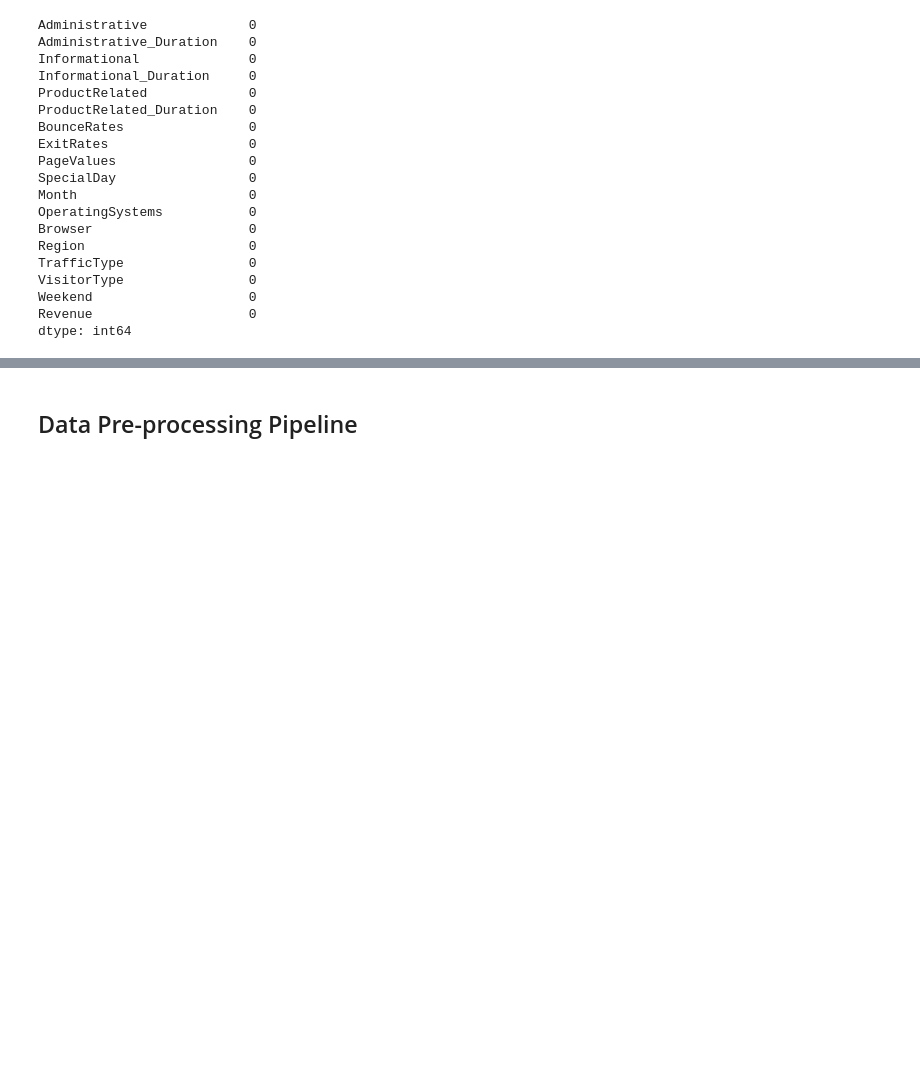
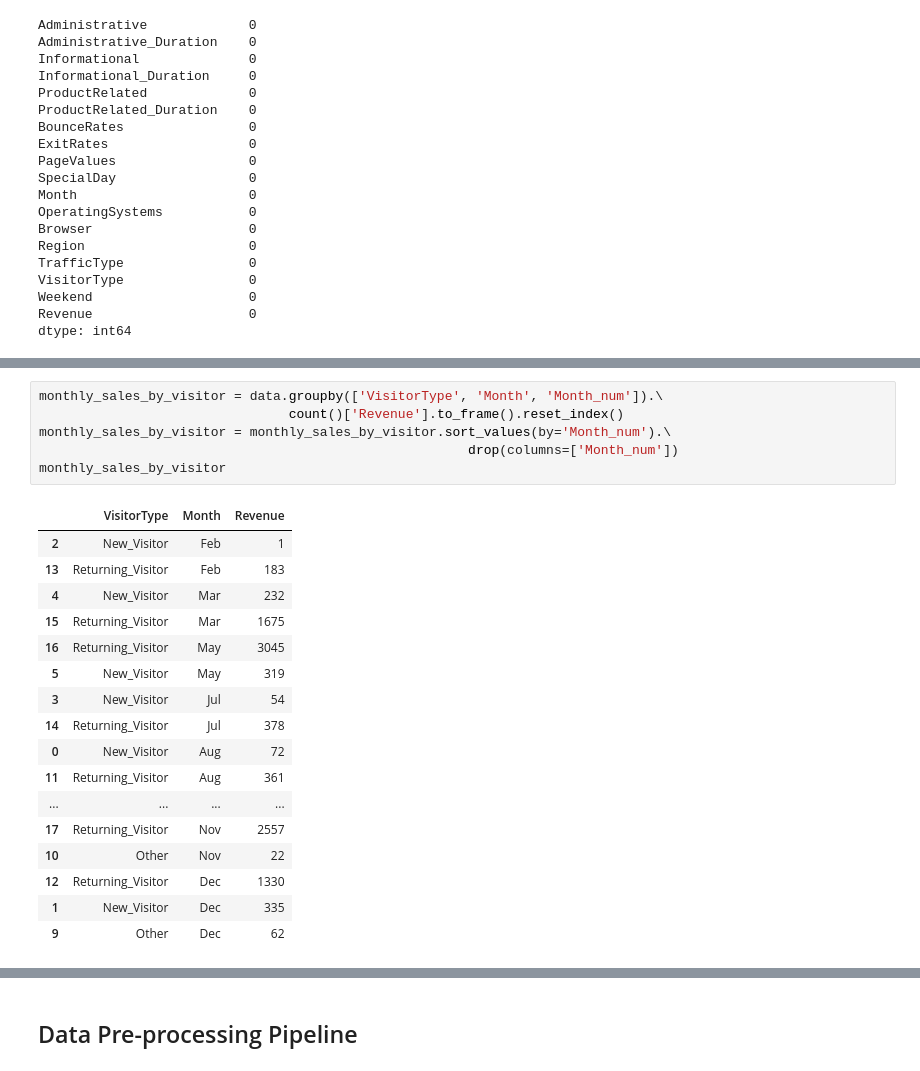
Before and after one commit to griffin-reichmuth/Portfolio-Online-Shopping, a Jupyter notebook: notebooks/Cleaning.ipynb, the cells around one changed output, grey strips where cells are left out. Drawn from its saved outputs; the diff is of its cells as text; blank space fills up the shorter version.

```diff
--- a/notebooks/Cleaning.ipynb
+++ b/notebooks/Cleaning.ipynb
@@ -108,0 +149,24 @@ dtype: int64
+# %%
+monthly_sales_by_visitor = data.groupby(['VisitorType', 'Month', 'Month_num']).\
+                                count()['Revenue'].to_frame().reset_index()
+monthly_sales_by_visitor = monthly_sales_by_visitor.sort_values(by='Month_num').\
+                                                       drop(columns=['Month_num'])
+monthly_sales_by_visitor
+# %% [output]
+|  | VisitorType | Month | Revenue |
+| 2 | New_Visitor | Feb | 1 |
+| 13 | Returning_Visitor | Feb | 183 |
+| 4 | New_Visitor | Mar | 232 |
+| 15 | Returning_Visitor | Mar | 1675 |
+| 16 | Returning_Visitor | May | 3045 |
+| 5 | New_Visitor | May | 319 |
+| 3 | New_Visitor | Jul | 54 |
+| 14 | Returning_Visitor | Jul | 378 |
+| 0 | New_Visitor | Aug | 72 |
+| 11 | Returning_Visitor | Aug | 361 |
+| ... | ... | ... | ... |
+| 17 | Returning_Visitor | Nov | 2557 |
+| 10 | Other | Nov | 22 |
+| 12 | Returning_Visitor | Dec | 1330 |
+| 1 | New_Visitor | Dec | 335 |
+| 9 | Other | Dec | 62 |
```
Also changed, not shown: parts of 11 cells of this notebook, 1 other file.
